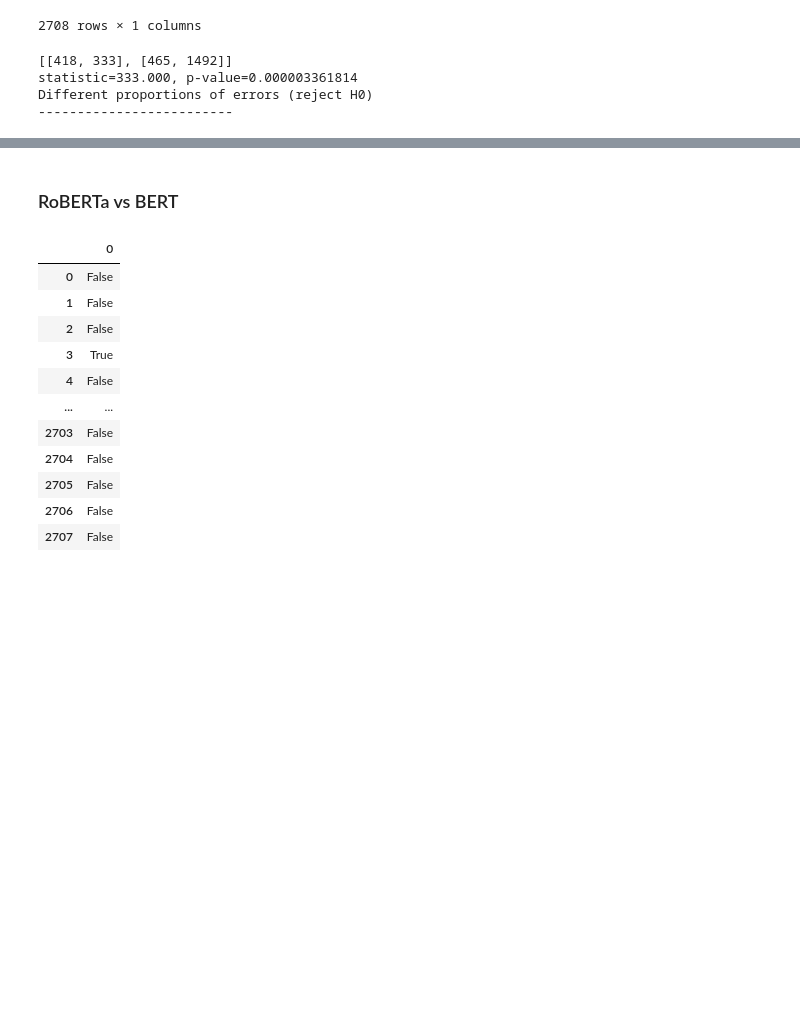
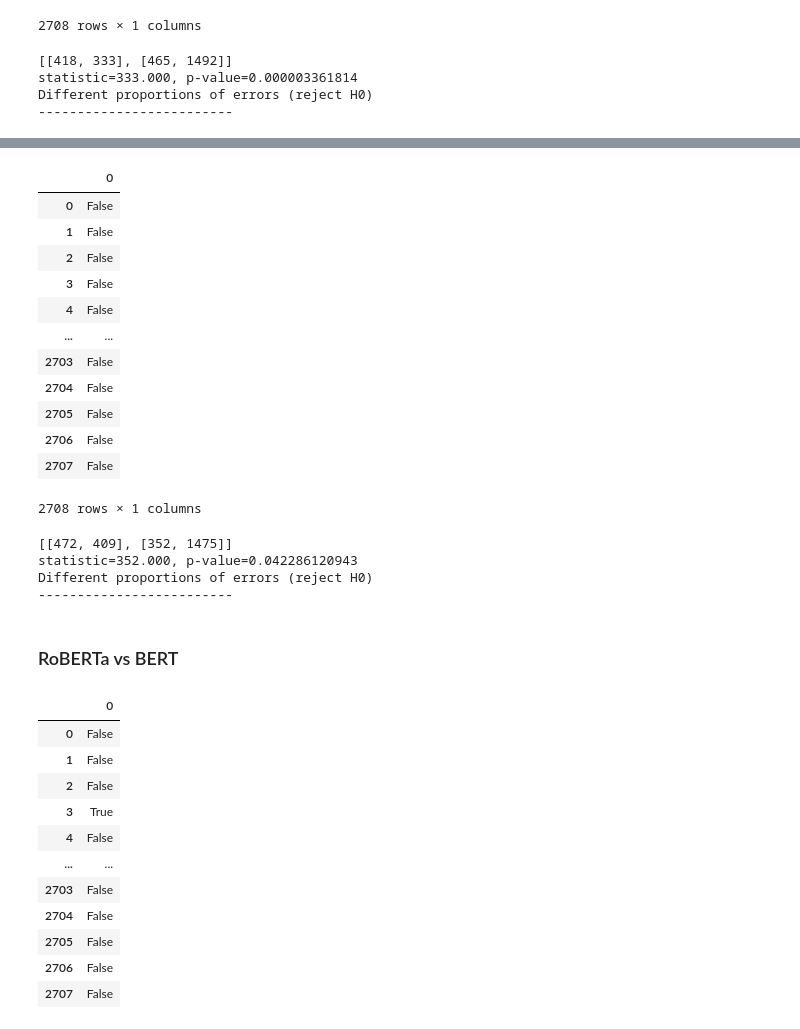
Before and after one commit to KenObata/TISMIR_notebooks, a Jupyter notebook: McNemarTest.ipynb, the cells around one changed output, grey strips where cells are left out. Cells and saved outputs as stored; diff of their text form; code cells hidden in the pictures; blank space fills up the shorter version.

```diff
--- a/McNemarTest.ipynb
+++ b/McNemarTest.ipynb
@@ -357,3 +450,56 @@ Different proportions of errors (reject H0)
+# %%
+ALBERT_large_split0_fine_tune = pd.read_csv(TransformerDIRECTORY +'McNemar_ALBERT_large_split0.csv')
+ALBERT_large_split0_fine_tune = ALBERT_large_split0_fine_tune.drop(columns=['Unnamed: 0'])
+ALBERT_large_split0_fine_tune
+# %% [output]
+|  | 0 |
+| 0 | False |
+| 1 | False |
+| 2 | False |
+| 3 | False |
+| 4 | False |
+| ... | ... |
+| 2703 | False |
+| 2704 | False |
+| 2705 | False |
+| 2706 | False |
+| 2707 | False |
+2708 rows × 1 columns
+# %%
+BERTs=[BERT_split0_fine_tune]
+ALBERTs = [ALBERT_large_split0_fine_tune]
+
+for BERT, ALBERT in zip(BERTs, ALBERTs):
+
+  table = [[0, 0],
+		     [0, 0]]
+  for BERT_bool, ALBERT_bool in zip(BERT["0"], ALBERT["0"]):
+    if BERT_bool==True and ALBERT_bool == True:
+      table[0][0]+=1
+    elif BERT_bool==False and ALBERT_bool == True:
+      table[1][0]+=1
+    elif BERT_bool==True and ALBERT_bool == False:
+      table[0][1]+=1
+    elif BERT_bool==False and ALBERT_bool == False:
+      table[1][1]+=1
+  print(table)
+
+  # calculate mcnemar test
+  result = mcnemar(table, exact=True)
+  # summarize the finding
+  print('statistic=%.3f, p-value=%.12f' % (result.statistic, result.pvalue))
+  # interpret the p-value
+  alpha = 0.05
+  if result.pvalue > alpha:
+    print('Same proportions of errors (fail to reject H0).\n there is no statistically significant difference in the disagreements between the two models.')
+  else:
+    print('Different proportions of errors (reject H0)')
+  print('-------------------------')
+# %% [output]
+[[472, 409], [352, 1475]]
+statistic=352.000, p-value=0.042286120943
+Different proportions of errors (reject H0)
+-------------------------
 # %% [markdown]
 ### RoBERTa vs BERT
 # %%
```
Also changed, not shown: parts of 6 cells of this notebook.
